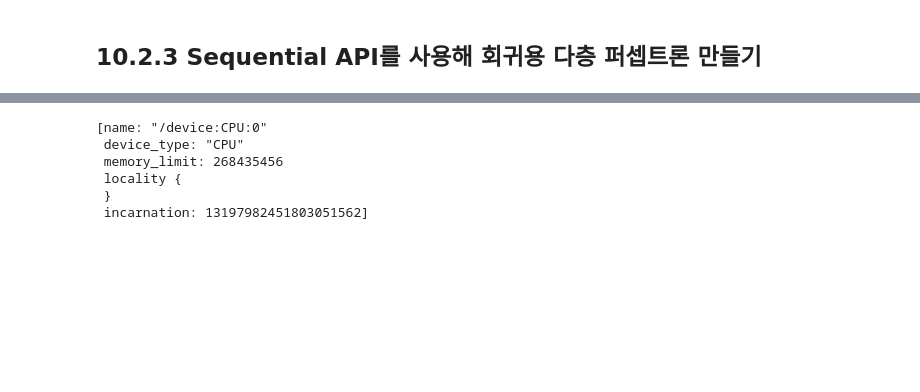
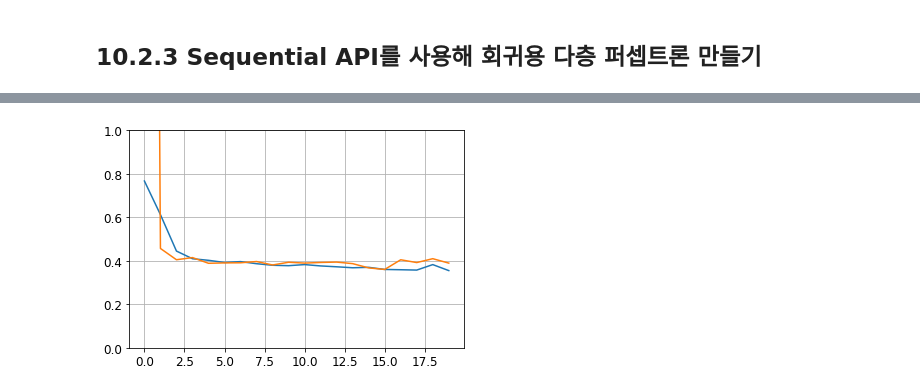
Before and after one commit to G-Polya/HandsOnMachineLearning, a Jupyter notebook: 10장 케라스 인공신경망/keras.ipynb, the cells around one changed output, grey strips where cells are left out. Saved outputs shown, nothing was run; the diff lists cells and outputs as text; code cells hidden in the pictures; blank space fills up the shorter version.

```diff
--- a/10장 케라스 인공신경망/keras.ipynb
+++ b/10장 케라스 인공신경망/keras.ipynb
@@ -374,7 +374,8 @@ model = keras.models.Sequential([
     keras.layers.Dense(1)
 ])
 
-model.compile(loss="mean_squared_error", optimizer="sgd", validation_data=(X_valid, y_valid))
+model.compile(loss="mean_squared_error", optimizer="sgd")
+history = model.fit(X_train,y_train, epochs=20, validation_data=(X_valid, y_valid))
 mse_test = model.evaluate(X_test, y_test)
 
 X_new = X_test[:3]
@@ -384,13 +401,11 @@ TypeError: Invalid keyword argument(s) in `compile`: {'validation_data'}
-# %%
-from tensorflow.python.client import device_lib
-device_lib.list_local_devices()
-# %% [output]
-[name: "/device:CPU:0"
- device_type: "CPU"
- memory_limit: 268435456
- locality {
- }
- incarnation: 13197982451803051562]
+# %%
+plt.plot(pd.DataFrame(history.history))
+plt.grid(True)
+plt.gca().set_ylim(0,1)
+
+plt.show()
+# %% [output]
+[figure, added]
 # %%
 tf.test.is_gpu_available()
 # %% [output]
```
Also changed, not shown: parts of 55 cells of this notebook, 35 other files.
